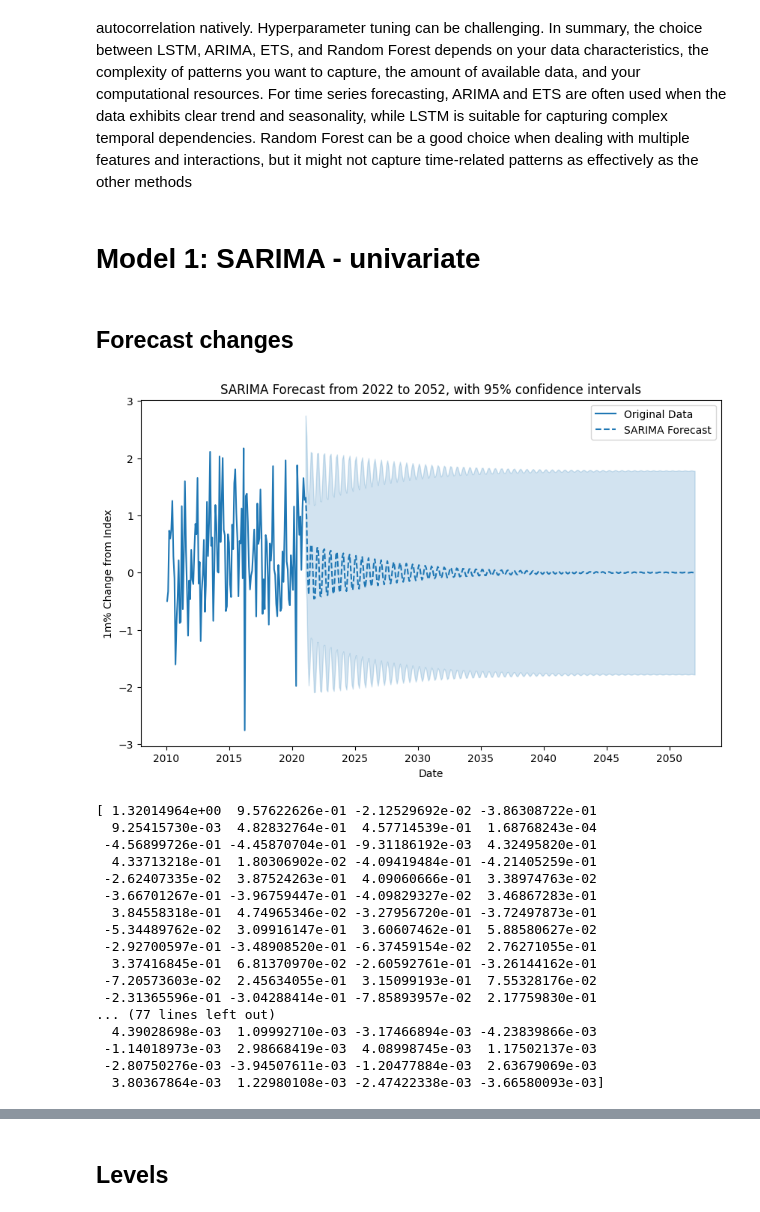
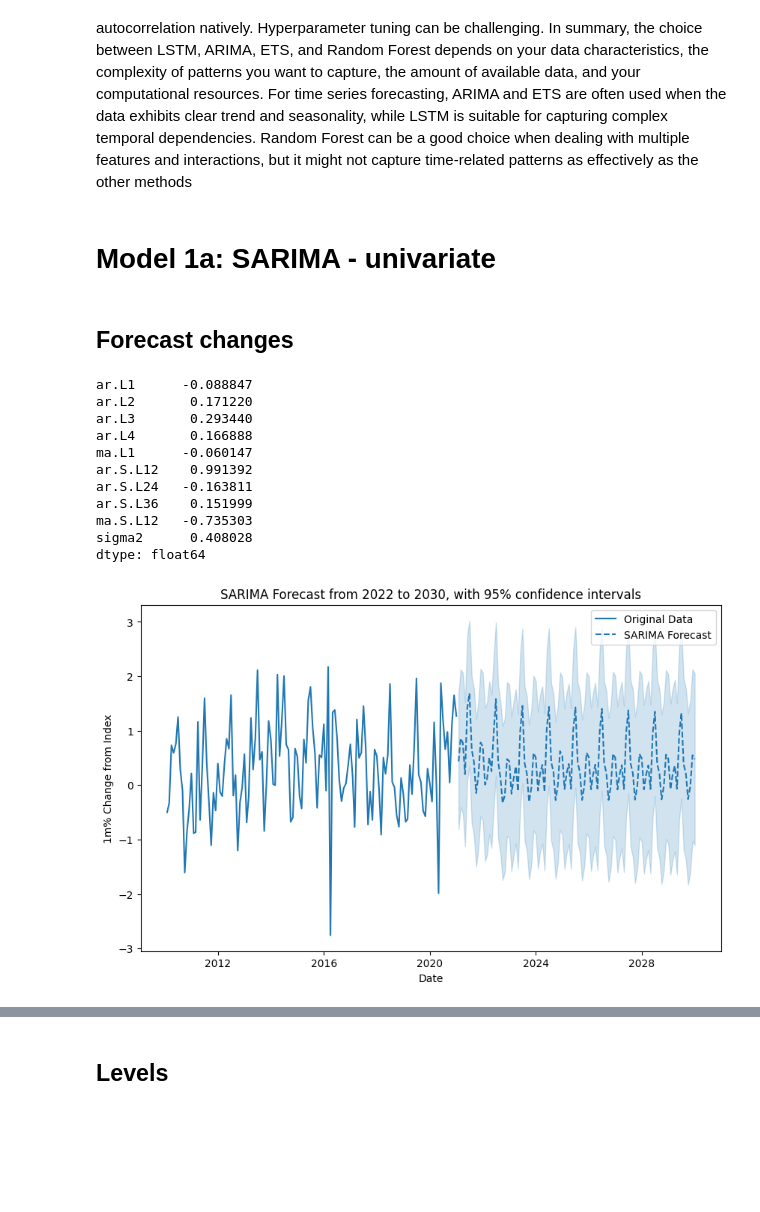
Before and after one commit to amyfthau/CFGSum23D1G4, a Jupyter notebook: Modelling.ipynb, the cells around one changed output, grey strips where cells are left out. Drawn from its saved outputs; the diff is of its cells as text; code cells hidden in the pictures; blank space fills up the shorter version.

```diff
--- a/Modelling.ipynb
+++ b/Modelling.ipynb
@@ -538,60 +502,58 @@ Doesn't handle seasonality and autocorrelation natively.
 Hyperparameter tuning can be challenging.
 In summary, the choice between LSTM, ARIMA, ETS, and Random Forest depends on your data characteristics, the complexity of patterns you want to capture, the amount of available data, and your computational resources. For time series forecasting, ARIMA and ETS are often used when the data exhibits clear trend and seasonality, while LSTM is suitable for capturing complex temporal dependencies. Random Forest can be a good choice when dealing with multiple features and interactions, but it might not capture time-related patterns as effectively as the other methods
 # %% [markdown]
-# Model 1: SARIMA - univariate
+# Model 1a: SARIMA - univariate
 # %% [markdown]
 ## Forecast changes
 # %%
 # Choose the column to model
 column_name = 'AvgPriceUK_monthly_growth'
 data_series = data_df[column_name]
 
 # SARIMA Parameters
-p = 3
-d = 0
-q = 7
-P = 0
-D = 0
-Q = 0
-s = 6
+p = 4  # autoregressive order - repeating pattern every 4 lags
+d = 0  # no differencing as made stationary
+q = 1  # moving order average
+P = 3  # quarterly seasonality
+D = 0  # no adjustment for stationarity
+Q = 1
+s = 12  # seasonal period
+
+# Set the frequency of the DataFrame to 'MS' (Monthly Start)
+data_df.index.freq = 'MS'
 
 # Fit the SARIMA model
-model = SARIMAX(data_series, order=(p, d, q), seasonal_order=(P, D, Q, s))
-results = model.fit(maxiter=1000)
+SARIMA_model = SARIMAX(data_series, order=(p, d, q), seasonal_order=(P, D, Q, s))
+SARIMA_results = SARIMA_model.fit(maxiter=1000)
+print(SARIMA_results.params)
 
-# Forecast future values
-forecast_steps = 12 * (2052 - 2022 + 1)  # Number of steps to forecast
-forecast = results.get_forecast(steps=forecast_steps)
-confidence_intervals = forecast.conf_int()
+# Forecast future values until 2030
+forecast_steps = 12 * (2030 - 2022 + 1)  # Number of steps to forecast (2022 to 2030)
+SARIMA_forecast = SARIMA_results.get_forecast(steps=forecast_steps)
+confidence_intervals = SARIMA_forecast.conf_int()
 
 # Plot the original data, forecast, and confidence intervals
 plt.figure(figsize=(10, 6))
 plt.plot(data_series.index, data_series.values, label='Original Data')
-plt.plot(forecast.predicted_mean.index, forecast.predicted_mean.values, color='#1f77b4', linestyle='--', label='SARIMA Forecast')
-plt.fill_between(forecast.predicted_mean.index, confidence_intervals.iloc[:, 0], confidence_intervals.iloc[:, 1], color='#1f77b4', alpha=0.2)
+plt.plot(SARIMA_forecast.predicted_mean.index, SARIMA_forecast.predicted_mean.values, color='#1f77b4', linestyle='--', label='SARIMA Forecast')
+plt.fill_between(SARIMA_forecast.predicted_mean.index, confidence_intervals.iloc[:, 0], confidence_intervals.iloc[:, 1], color='#1f77b4', alpha=0.2)
 plt.xlabel('Date')
 plt.ylabel('1m% Change from Index')
-plt.title('SARIMA Forecast from 2022 to 2052, with 95% confidence intervals')
+plt.title('SARIMA Forecast from 2022 to 2030, with 95% confidence intervals')
 plt.legend()
 plt.show()
 
-print(forecast.predicted_mean.values)
+print(SARIMA_forecast.predicted_mean.values)
 # %% [output]
+ar.L1      -0.088847
+ar.L2       0.171220
+ar.L3       0.293440
+ar.L4       0.166888
+ma.L1      -0.060147
+ar.S.L12    0.991392
+ar.S.L24   -0.163811
+ar.S.L36    0.151999
+ma.S.L12   -0.735303
+sigma2      0.408028
+dtype: float64
-[figure, old version]
+[figure, new version]
-[ 1.32014964e+00  9.57622626e-01 -2.12529692e-02 -3.86308722e-01
-  9.25415730e-03  4.82832764e-01  4.57714539e-01  1.68768243e-04
- -4.56899726e-01 -4.45870704e-01 -9.31186192e-03  4.32495820e-01
-  4.33713218e-01  1.80306902e-02 -4.09419484e-01 -4.21405259e-01
- -2.62407335e-02  3.87524263e-01  4.09060666e-01  3.38974763e-02
- -3.66701267e-01 -3.96759447e-01 -4.09829327e-02  3.46867283e-01
-  3.84558318e-01  4.74965346e-02 -3.27956720e-01 -3.72497873e-01
- -5.34489762e-02  3.09916147e-01  3.60607462e-01  5.88580627e-02
- -2.92700597e-01 -3.48908520e-01 -6.37459154e-02  2.76271055e-01
-  3.37416845e-01  6.81370970e-02 -2.60592761e-01 -3.26144162e-01
- -7.20573603e-02  2.45634055e-01  3.15099193e-01  7.55328176e-02
- -2.31365596e-01 -3.04288414e-01 -7.85893957e-02  2.17759830e-01
-... (77 lines left out)
-  4.39028698e-03  1.09992710e-03 -3.17466894e-03 -4.23839866e-03
- -1.14018973e-03  2.98668419e-03  4.08998745e-03  1.17502137e-03
- -2.80750276e-03 -3.94507611e-03 -1.20477884e-03  2.63679069e-03
-  3.80367864e-03  1.22980108e-03 -2.47422338e-03 -3.66580093e-03]
```
Also changed, not shown: parts of 72 cells of this notebook.
